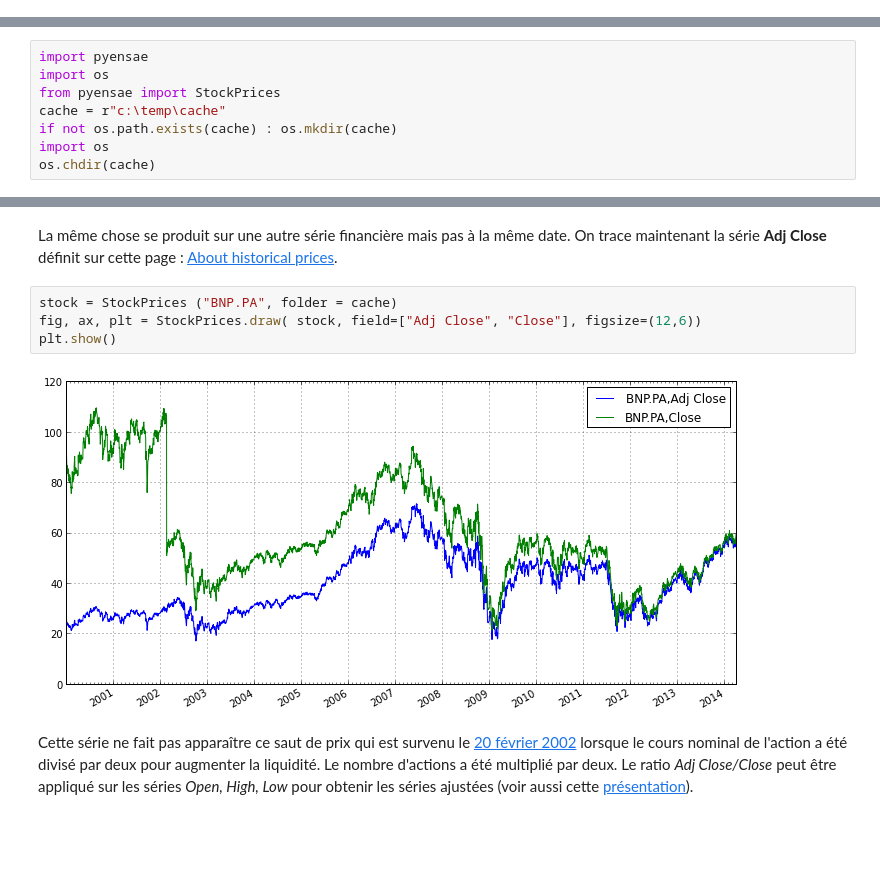
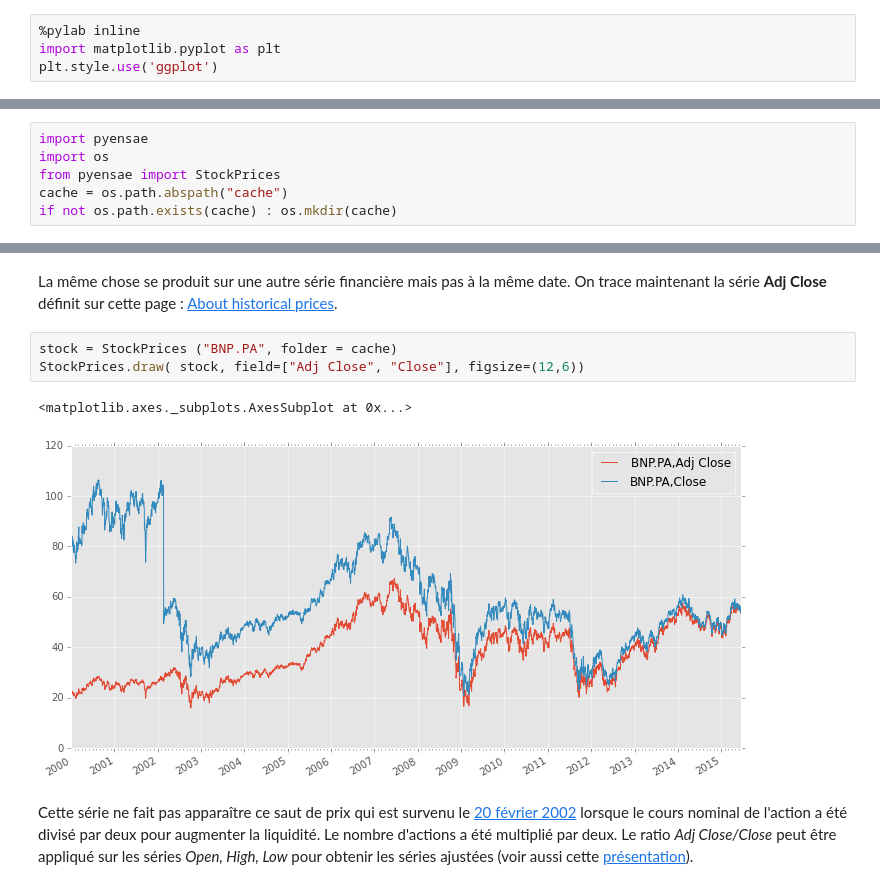
Before and after one commit to sdpython/pyensae, a Jupyter notebook: _doc/notebooks/pyensae_StockPrices.ipynb, the cells around one changed output, grey strips where cells are left out. Cells and saved outputs as stored; diff of their text form; blank space fills up the shorter version.

```diff
--- a/_doc/notebooks/pyensae_StockPrices.ipynb
+++ b/_doc/notebooks/pyensae_StockPrices.ipynb
@@ -13,0 +10,4 @@ Populating the interactive namespace from numpy and matplotlib
+# %%
+%pylab inline
+import matplotlib.pyplot as plt
+plt.style.use('ggplot')
@@ -17,10 +19,8 @@ Populating the interactive namespace from numpy and matplotlib
 import pyensae
 import os
 from pyensae import StockPrices
-cache = r"c:\temp\cache"
+cache = os.path.abspath("cache")
 if not os.path.exists(cache) : os.mkdir(cache)
-import os
-os.chdir(cache)
 # %% [markdown]
 ### Créer un objet StockPrices
 # %% [markdown]
@@ -79,10 +78,10 @@ La même chose se produit sur une autre série financière mais pas à la même
 sur cette page : <a href="https://help.yahoo.com/kb/finance/historical-prices-sln2311.html?impressions=true">About historical prices</a>.
 # %%
 stock = StockPrices ("BNP.PA", folder = cache)
-fig, ax, plt = StockPrices.draw( stock, field=["Adj Close", "Close"], figsize=(12,6))
-plt.show()
+StockPrices.draw( stock, field=["Adj Close", "Close"], figsize=(12,6))
 # %% [output]
+<matplotlib.axes._subplots.AxesSubplot at 0x...>
-[figure, old version]
+[figure, new version]
 # %% [markdown]
 Cette série ne fait pas apparaître ce saut de prix qui est survenu le <a href="http://invest.bnpparibas.com/fr/pid5900/en-bref.html">20 février 2002</a> lorsque le cours nominal de l'action a été divisé par deux pour augmenter la liquidité. Le nombre d'actions a été multiplié par deux. Le ratio <i>Adj Close/Close</i> peut être appliqué sur les séries <i>Open, High, Low</i> pour obtenir les séries ajustées (voir aussi cette <a href="http://compresse.bnpparibas.com/applis/wCorporate/wCorporate.nsf/viewAllPRelCodes/PVOI-579MTC/%24FILE/affichenominal.pdf">présentation</a>).
 # %%
```
Also changed, not shown: parts of 18 cells of this notebook, 7 other files.
